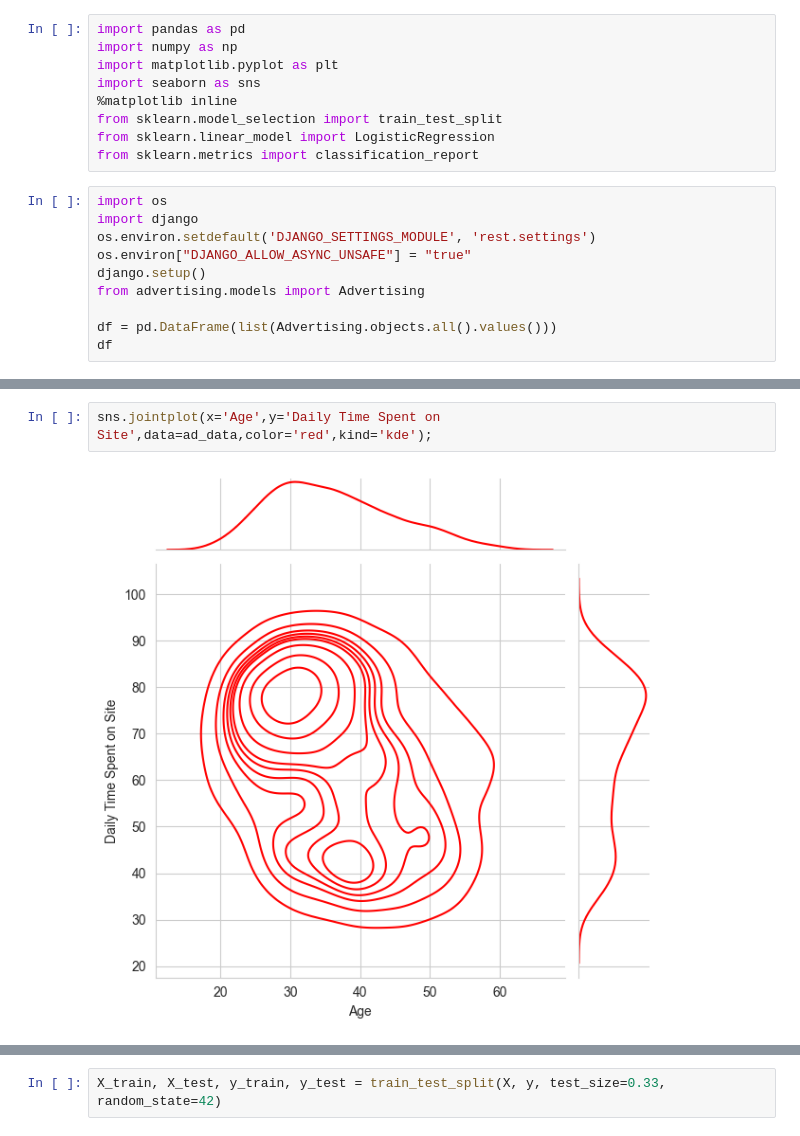
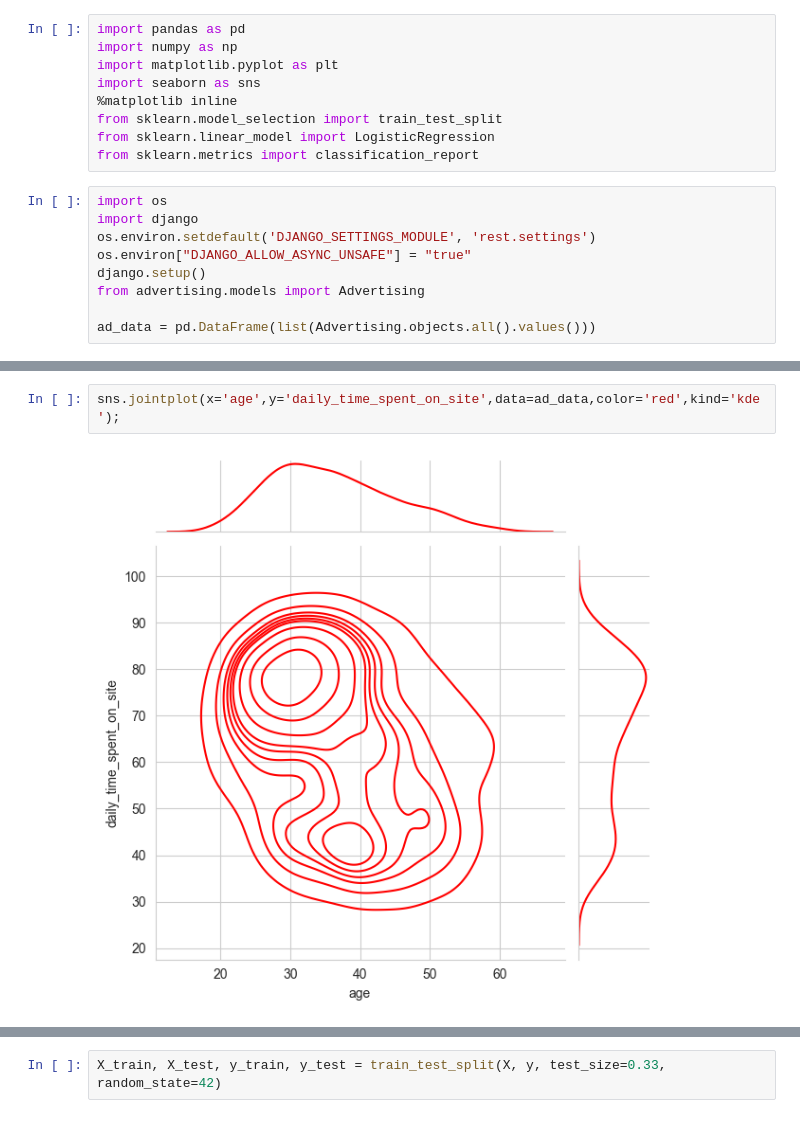
Before and after one commit to yeerke/ict-ml-project, a Jupyter notebook: ad_ml_training.ipynb, the cells around one changed output, grey strips where cells are left out. Cells and saved outputs as stored; diff of their text form.

```diff
--- a/ad_ml_training.ipynb
+++ b/ad_ml_training.ipynb
@@ -15,5 +15,4 @@ os.environ["DJANGO_ALLOW_ASYNC_UNSAFE"] = "true"
 django.setup()
 from advertising.models import Advertising
 
-df = pd.DataFrame(list(Advertising.objects.all().values()))
-df
+ad_data = pd.DataFrame(list(Advertising.objects.all().values()))
@@ -76,7 +62,7 @@ sns.jointplot(x='Age',y='Area Income',data=ad_data)
 <seaborn.axisgrid.JointGrid at 0x...>
 [figure]
 # %%
-sns.jointplot(x='Age',y='Daily Time Spent on Site',data=ad_data,color='red',kind='kde');
+sns.jointplot(x='age',y='daily_time_spent_on_site',data=ad_data,color='red',kind='kde');
 # %% [output]
-[figure, old version]
+[figure, new version]
 # %%
```
Also changed, not shown: parts of 11 cells of this notebook, 7 other files.
